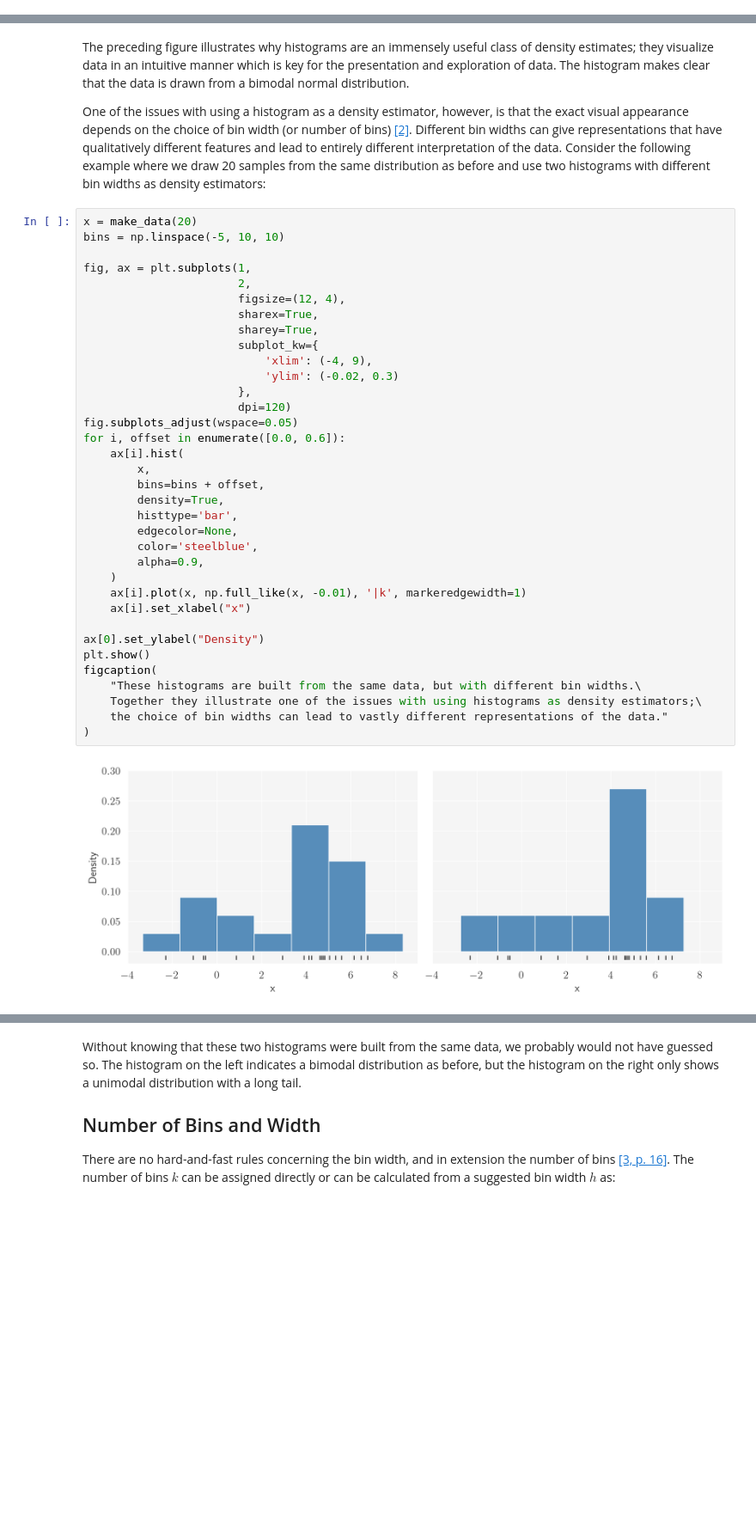
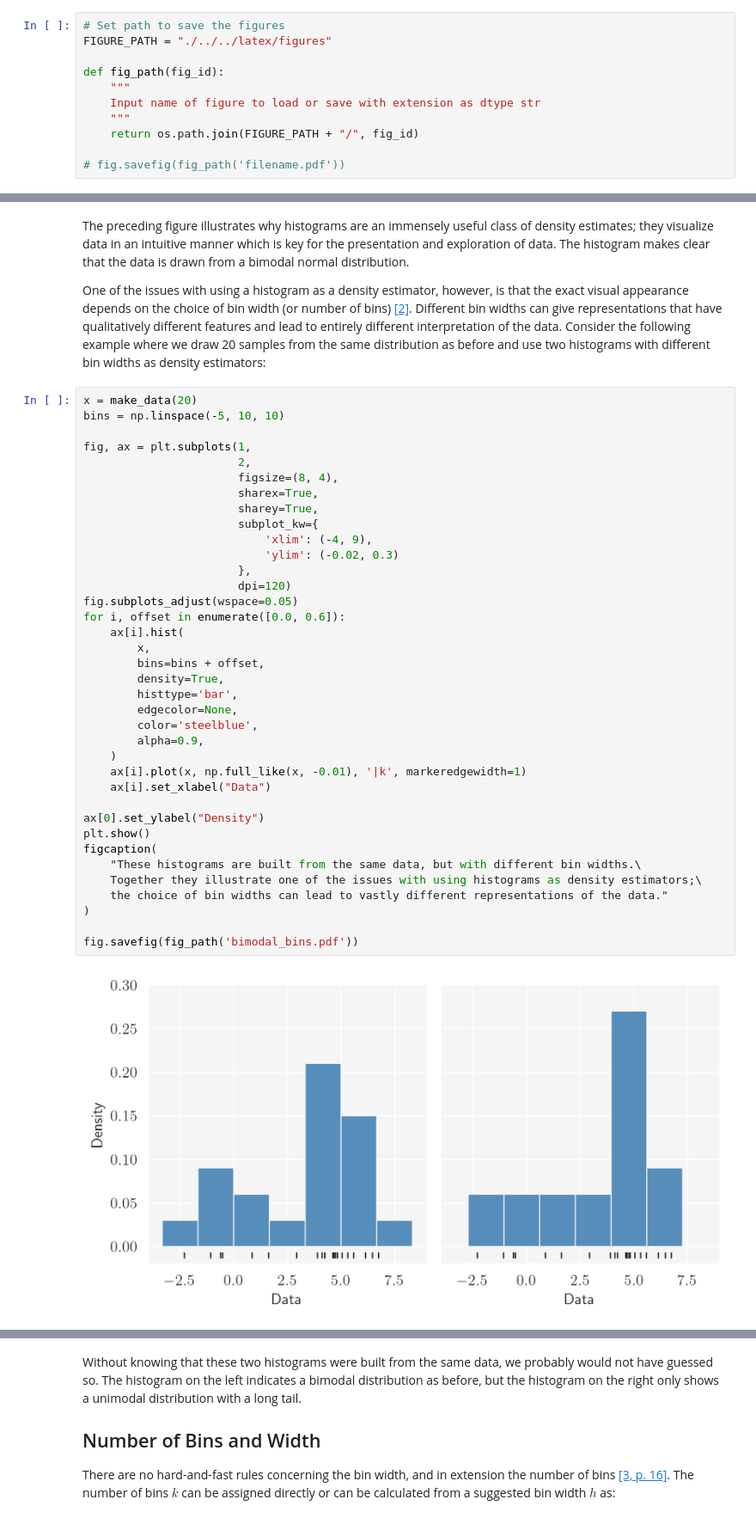
Before and after one commit to nicolossus/Master-thesis, a Jupyter notebook: notebooks/development/E. Density Estimation.ipynb, the cells around one changed output, grey strips where cells are left out. Shown at 86% size. Drawn from its saved outputs; the diff is of its cells as text; blank space fills up the shorter version.

Commit message:
generate some figures

```diff
--- a/notebooks/development/E. Density Estimation.ipynb
+++ b/notebooks/development/E. Density Estimation.ipynb
@@ -80,6 +80,17 @@ plt.rc('text', usetex=True)
 %config InlineBackend.figure_format = 'retina'
 %load_ext autoreload
 %autoreload 2
+# %%
+# Set path to save the figures
+FIGURE_PATH = "./../../latex/figures"
+
+def fig_path(fig_id):
+    """
+    Input name of figure to load or save with extension as dtype str
+    """
+    return os.path.join(FIGURE_PATH + "/", fig_id)
+
+# fig.savefig(fig_path('filename.pdf'))
 # %% [markdown]
 # Histograms and Binning
 
@@ -135,37 +148,39 @@ bins = np.linspace(-5, 10, 10)
 
 fig, ax = plt.subplots(1,
                        2,
-                       figsize=(12, 4),
+                       figsize=(8, 4),
                        sharex=True,
                        sharey=True,
                        subplot_kw={
                            'xlim': (-4, 9),
                            'ylim': (-0.02, 0.3)
                        },
                        dpi=120)
 fig.subplots_adjust(wspace=0.05)
 for i, offset in enumerate([0.0, 0.6]):
     ax[i].hist(
         x,
         bins=bins + offset,
         density=True,
         histtype='bar',
         edgecolor=None,
         color='steelblue',
         alpha=0.9,
     )
     ax[i].plot(x, np.full_like(x, -0.01), '|k', markeredgewidth=1)
-    ax[i].set_xlabel("x")
+    ax[i].set_xlabel("Data")
 
 ax[0].set_ylabel("Density")
 plt.show()
 figcaption(
     "These histograms are built from the same data, but with different bin widths.\
     Together they illustrate one of the issues with using histograms as density estimators;\
     the choice of bin widths can lead to vastly different representations of the data."
 )
+
+fig.savefig(fig_path('bimodal_bins.pdf'))
 # %% [output]
-[figure, old version]
+[figure, new version]
 Caption: These histograms are built from the same data, but with different bin widths. Together they illustrate one of the issues with using histograms as density estimators; the choice of bin widths  ...
 # %% [markdown]
 Without knowing that these two histograms were built from the same data, we probably would not have guessed so. The histogram on the left indicates a bimodal distribution as before, but the histogram on the right only shows a unimodal distribution with a long tail.
```
Also changed, not shown: parts of 4 cells of this notebook, 13 other files.
